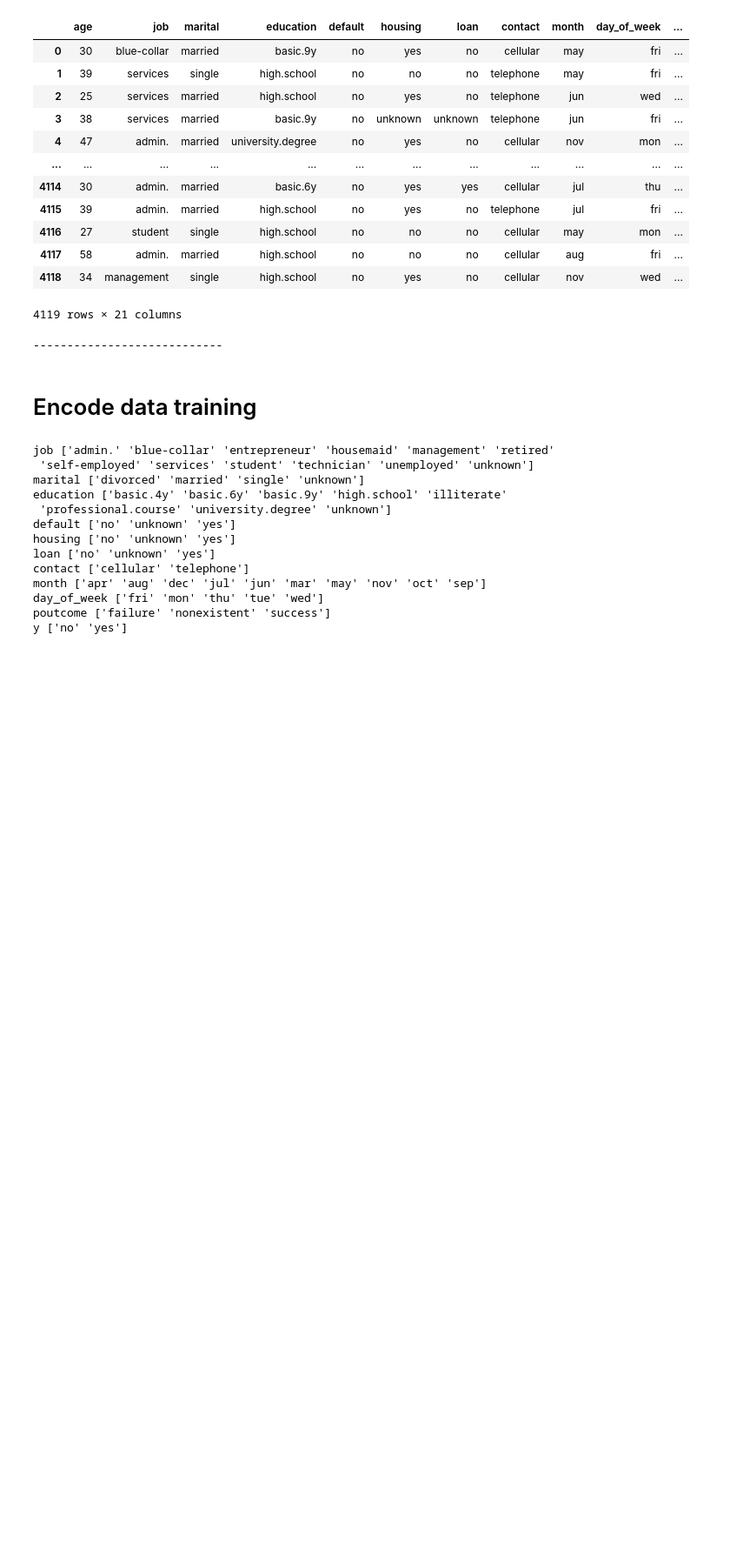
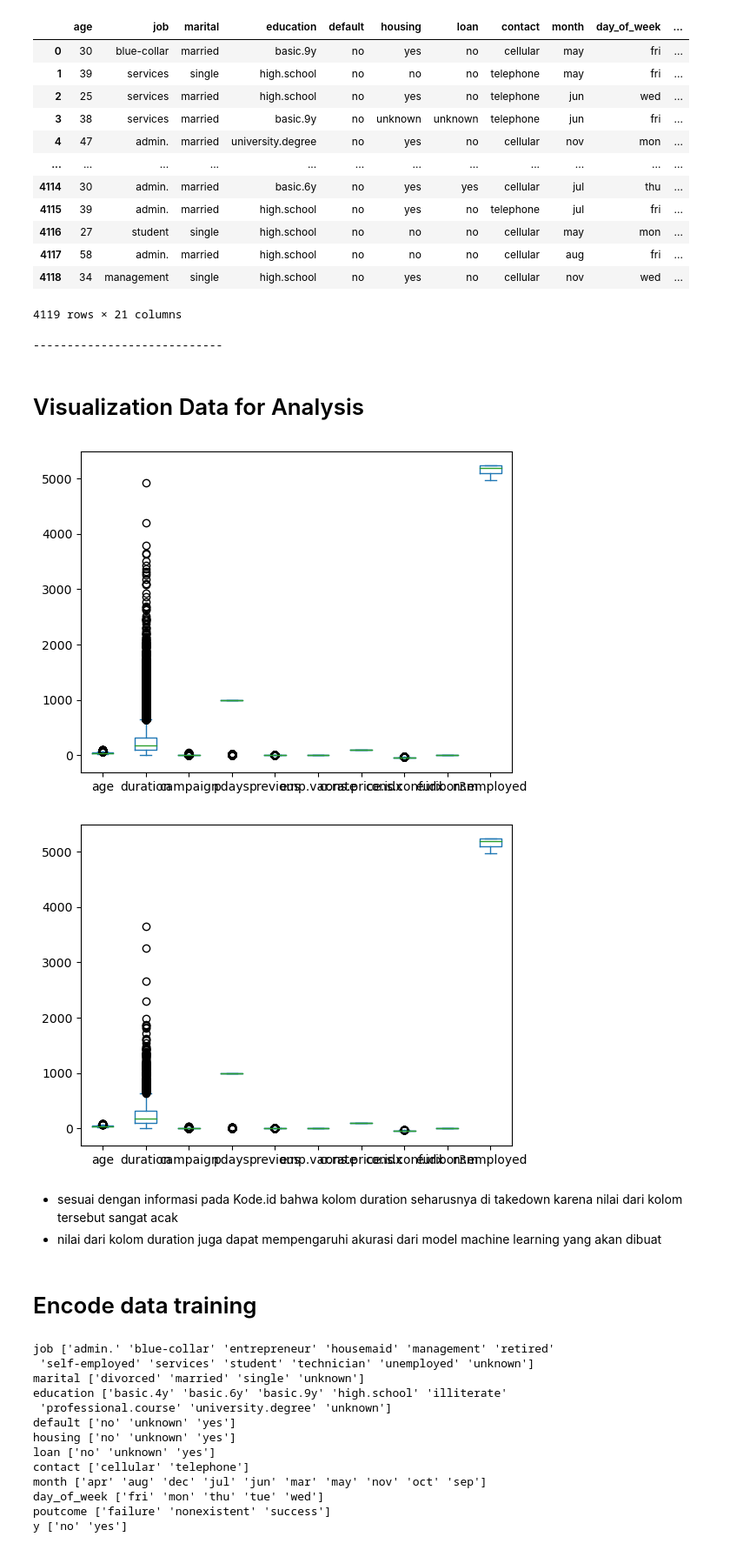
Before and after one commit to Ajhie1987/Python_Train, a Jupyter notebook: Fajri3.ipynb, the cells around one changed output. Shown at 87% size. Saved outputs shown, nothing was run; the diff lists cells and outputs as text; code cells hidden in the pictures; blank space fills up the shorter version.

```diff
--- a/Fajri3.ipynb
+++ b/Fajri3.ipynb
@@ -77,6 +77,18 @@ Data Testing
 | 4118 | 34 | management | single | high.school | no | yes | no | cellular | nov | wed | ... |
 4119 rows × 21 columns
 ----------------------------
+# %% [markdown]
+# Visualization Data for Analysis
+# %%
+df_train.plot(kind='box')
+df_test.plot(kind='box')
+plt.show()
+# %% [output]
+[figure, added]
+[figure, added]
+# %% [markdown]
+- sesuai dengan informasi pada Kode.id bahwa kolom duration seharusnya di takedown karena nilai dari kolom tersebut sangat acak
+- nilai dari kolom duration juga dapat mempengaruhi akurasi dari model machine learning yang akan dibuat
 # %%
 def visualCM(x, y, total_label=2, title=""):
   cm = confusion_matrix(x, y)
```
Also changed, not shown: parts of 3 cells of this notebook.
